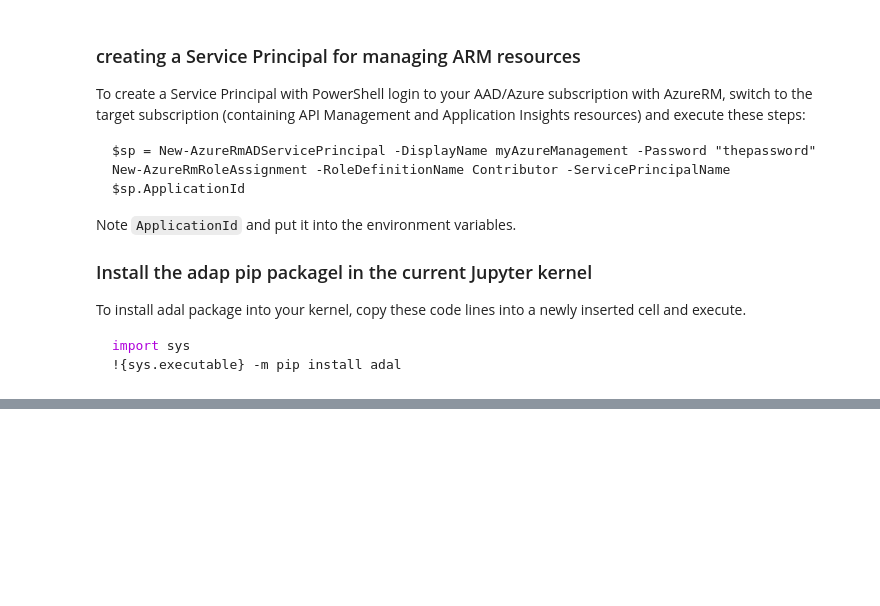
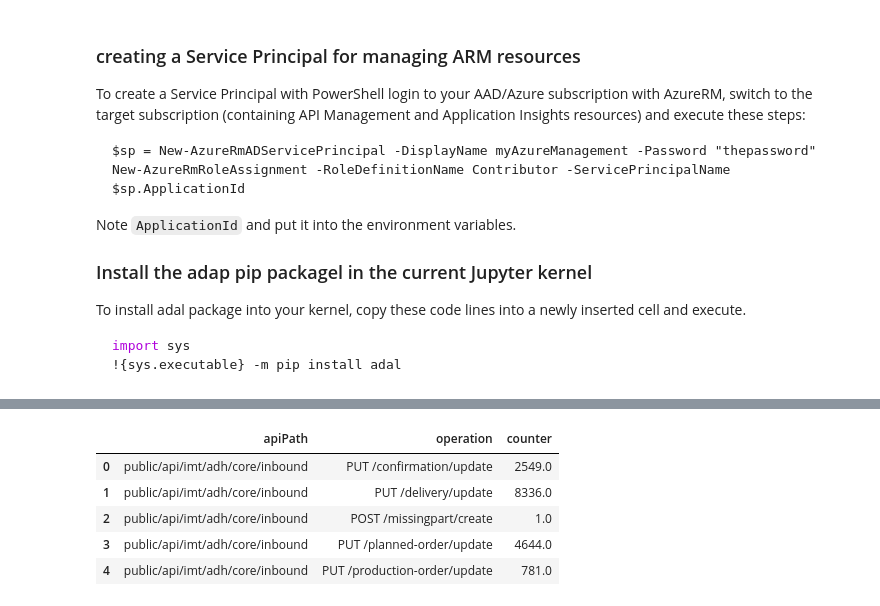
Before and after one commit to KaiWalter/api-management-helpers, a Jupyter notebook: analyze.ipynb, the cells around one changed output, grey strips where cells are left out. Drawn from its saved outputs; the diff is of its cells as text; code cells hidden in the pictures; blank space fills up the shorter version.

Commit message:
use pandas merge

```diff
--- a/analyze.ipynb
+++ b/analyze.ipynb
@@ -194,4 +229,5 @@ headers = {"Content-Type": "application/json","x-api-key":appInsightsApiKey}
 response = requests.get(url,headers=headers)
 
 stats = pd.DataFrame.from_dict(response.json()["tables"][0]["rows"])
-stats.iloc[0]
+stats.columns = ['name','counter']
+stats.head()
@@ -198,22 +241,13 @@ stats.iloc[0]
-# %%
-# match API Operations and Statistics
-import re
-operationResults = pd.DataFrame(columns=['api','operation','counter'])
-
-print('Request counts to be mapped',stats[1].sum())
-
-for opIndex, op in operations.iterrows():
-    # search for operation pattern in stats
-    searchResult = stats[0].str.match(op["name"])
-    counter = stats[searchResult][1].sum()
-
-    # remove already counted stats
-    stats.drop(stats[searchResult].index,inplace=True)
-
-    # store result
-    operationResult = {'api':op.path,'operation':op.properties['method'] + ' ' +op.properties['urlTemplate'],'counter':counter}
-    operationResults.loc[opIndex] = operationResult
-
-print('Request counts mapped',operationResults.counter.sum())
+# %%
+operationResults = pd.merge(operations,stats,on='name',how='left')[['apiPath','operation','counter']]
+operationResults['counter'].fillna(0,inplace=True)
+operationResults.head()
+# %% [output]
+|  | apiPath | operation | counter |
+| 0 | public/api/imt/adh/core/inbound | PUT /confirmation/update | 2549.0 |
+| 1 | public/api/imt/adh/core/inbound | PUT /delivery/update | 8336.0 |
+| 2 | public/api/imt/adh/core/inbound | POST /missingpart/create | 1.0 |
+| 3 | public/api/imt/adh/core/inbound | PUT /planned-order/update | 4644.0 |
+| 4 | public/api/imt/adh/core/inbound | PUT /production-order/update | 781.0 |
 # %%
 operationResults.sort_values(by='counter', ascending=False)
```
Also changed, not shown: parts of 8 cells of this notebook.
